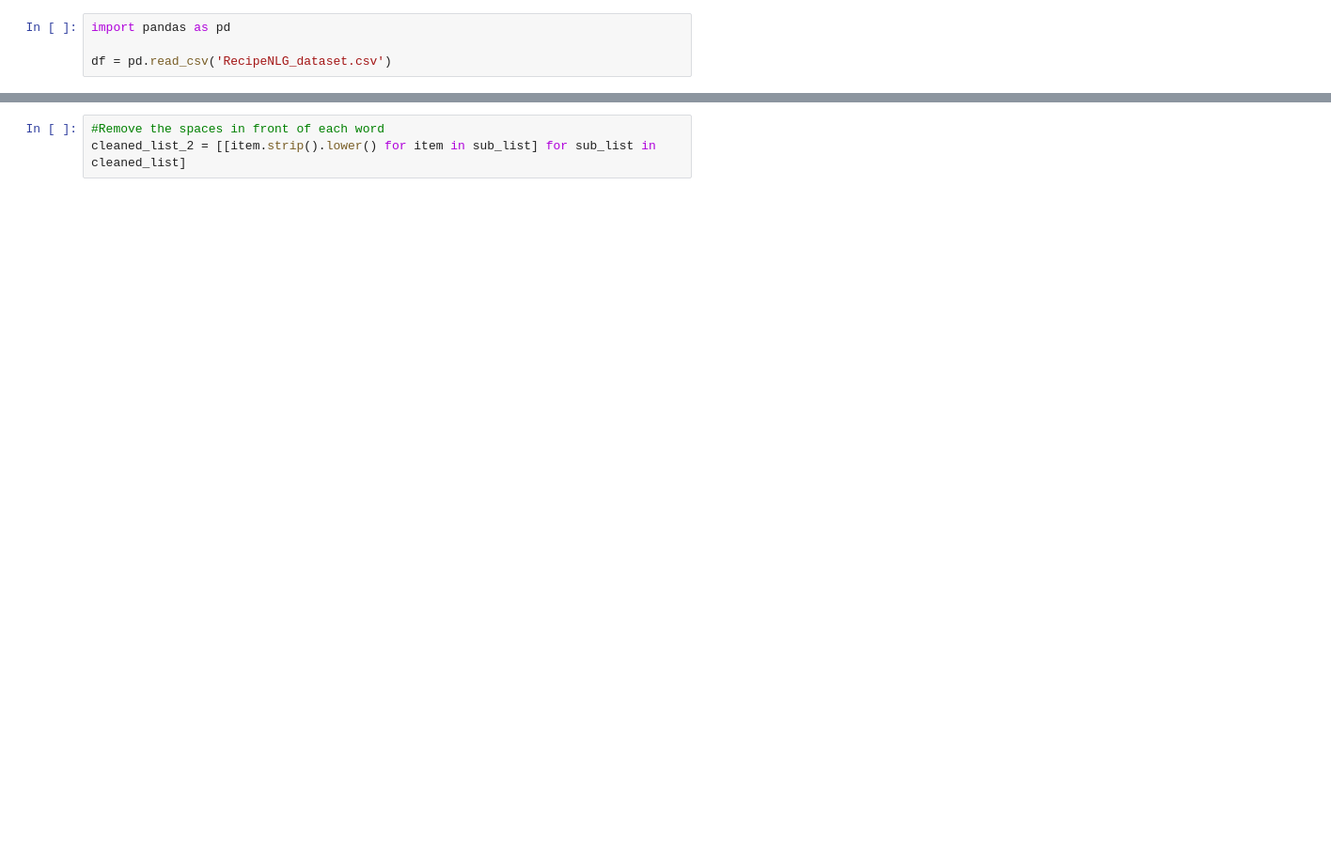
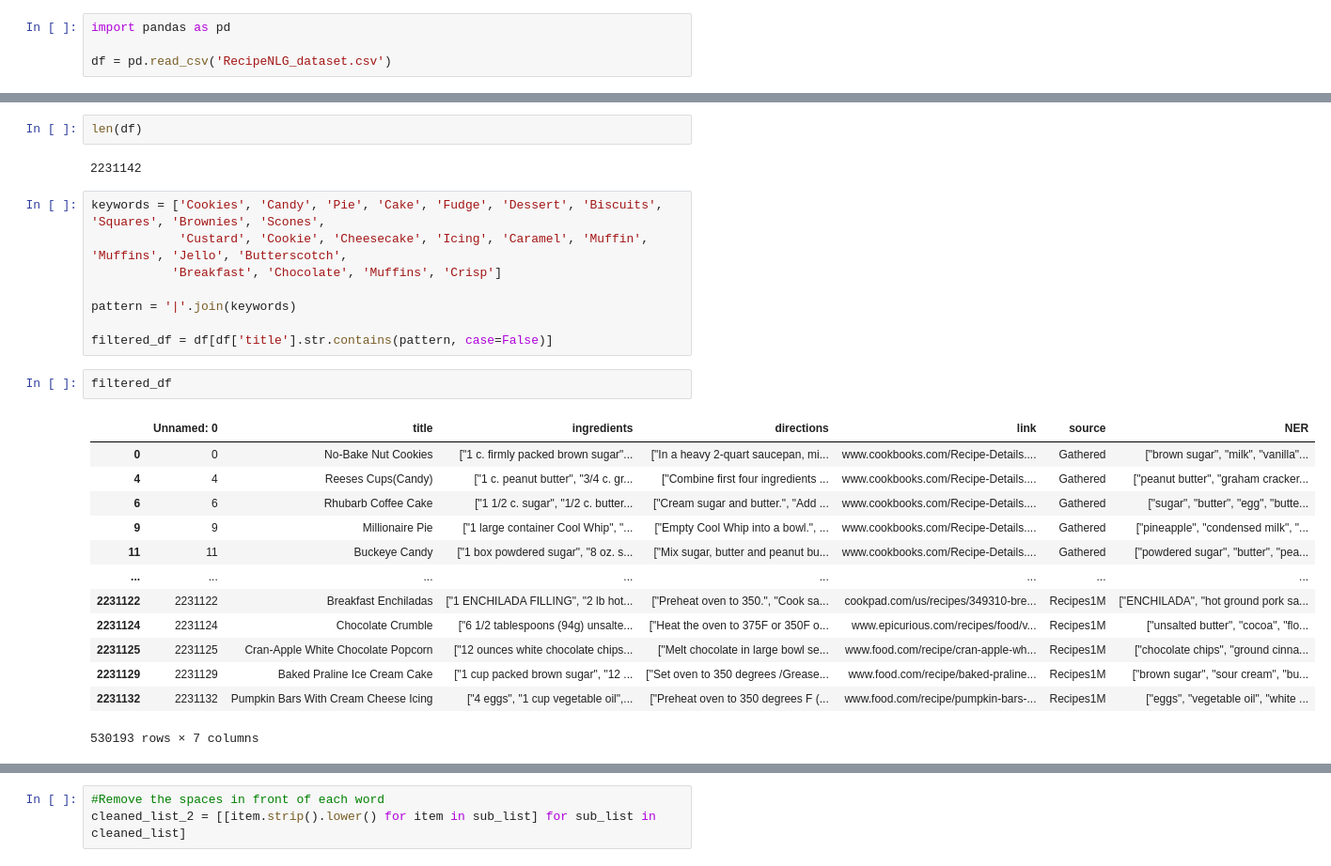
Before and after one commit to teddy661/gotmeals, a Jupyter notebook: EDA/EDA_melissa_v3.ipynb, the cells around one changed output, grey strips where cells are left out. Shown at 94% size. Cells and saved outputs as stored; diff of their text form; blank space fills up the shorter version.

Commit message:
EDA on recipe file

```diff
--- a/EDA/EDA_melissa_v3.ipynb
+++ b/EDA/EDA_melissa_v3.ipynb
@@ -42,0 +53,28 @@ df.head()
+# %%
+len(df)
+# %% [output]
+2231142
+# %%
+keywords = ['Cookies', 'Candy', 'Pie', 'Cake', 'Fudge', 'Dessert', 'Biscuits', 'Squares', 'Brownies', 'Scones',
+            'Custard', 'Cookie', 'Cheesecake', 'Icing', 'Caramel', 'Muffin', 'Muffins', 'Jello', 'Butterscotch',
+           'Breakfast', 'Chocolate', 'Muffins', 'Crisp']
+
+pattern = '|'.join(keywords)
+
+filtered_df = df[df['title'].str.contains(pattern, case=False)]
+# %%
+filtered_df
+# %% [output]
+|  | Unnamed: 0 | title | ingredients | directions | link | source | NER |
+| 0 | 0 | No-Bake Nut Cookies | ["1 c. firmly packed brown sugar"... | ["In a heavy 2-quart saucepan, mi... | www.cookbooks.com/Recipe-Details.... | Gathered | ["brown sugar", "milk", "vanilla"... |
+| 4 | 4 | Reeses Cups(Candy) | ["1 c. peanut butter", "3/4 c. gr... | ["Combine first four ingredients ... | www.cookbooks.com/Recipe-Details.... | Gathered | ["peanut butter", "graham cracker... |
+| 6 | 6 | Rhubarb Coffee Cake | ["1 1/2 c. sugar", "1/2 c. butter... | ["Cream sugar and butter.", "Add ... | www.cookbooks.com/Recipe-Details.... | Gathered | ["sugar", "butter", "egg", "butte... |
+| 9 | 9 | Millionaire Pie | ["1 large container Cool Whip", "... | ["Empty Cool Whip into a bowl.", ... | www.cookbooks.com/Recipe-Details.... | Gathered | ["pineapple", "condensed milk", "... |
+| 11 | 11 | Buckeye Candy | ["1 box powdered sugar", "8 oz. s... | ["Mix sugar, butter and peanut bu... | www.cookbooks.com/Recipe-Details.... | Gathered | ["powdered sugar", "butter", "pea... |
+| ... | ... | ... | ... | ... | ... | ... | ... |
+| 2231122 | 2231122 | Breakfast Enchiladas | ["1 ENCHILADA FILLING", "2 lb hot... | ["Preheat oven to 350.", "Cook sa... | cookpad.com/us/recipes/349310-bre... | Recipes1M | ["ENCHILADA", "hot ground pork sa... |
+| 2231124 | 2231124 | Chocolate Crumble | ["6 1/2 tablespoons (94g) unsalte... | ["Heat the oven to 375F or 350F o... | www.epicurious.com/recipes/food/v... | Recipes1M | ["unsalted butter", "cocoa", "flo... |
+| 2231125 | 2231125 | Cran-Apple White Chocolate Popcorn | ["12 ounces white chocolate chips... | ["Melt chocolate in large bowl se... | www.food.com/recipe/cran-apple-wh... | Recipes1M | ["chocolate chips", "ground cinna... |
+| 2231129 | 2231129 | Baked Praline Ice Cream Cake | ["1 cup packed brown sugar", "12 ... | ["Set oven to 350 degrees /Grease... | www.food.com/recipe/baked-praline... | Recipes1M | ["brown sugar", "sour cream", "bu... |
+| 2231132 | 2231132 | Pumpkin Bars With Cream Cheese Icing | ["4 eggs", "1 cup vegetable oil",... | ["Preheat oven to 350 degrees F (... | www.food.com/recipe/pumpkin-bars-... | Recipes1M | ["eggs", "vegetable oil", "white ... |
+530193 rows × 7 columns
```
Also changed, not shown: parts of 38 cells of this notebook, 2 other files.
